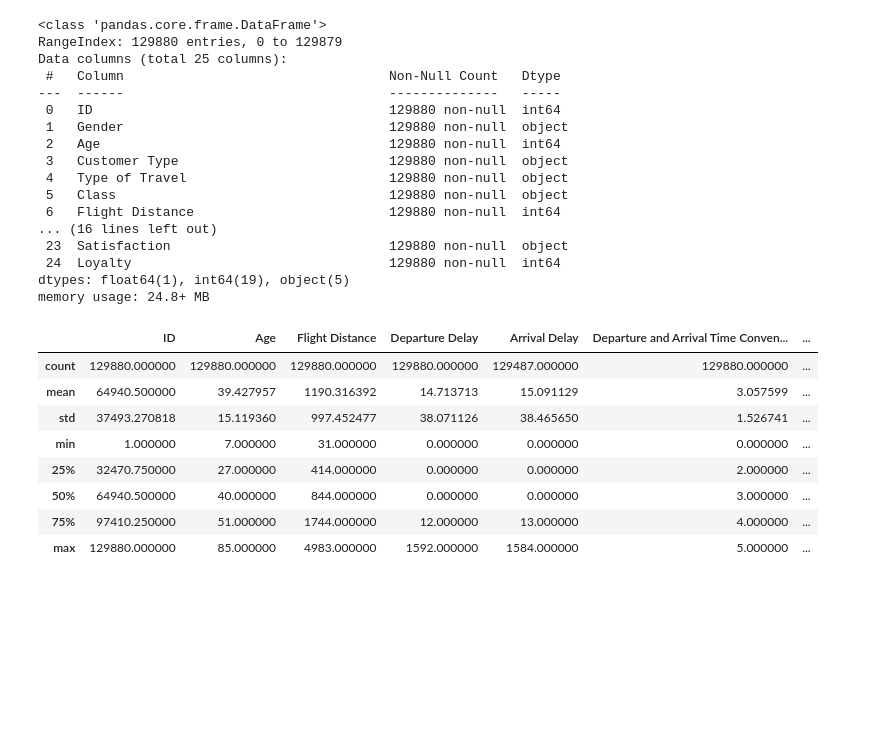
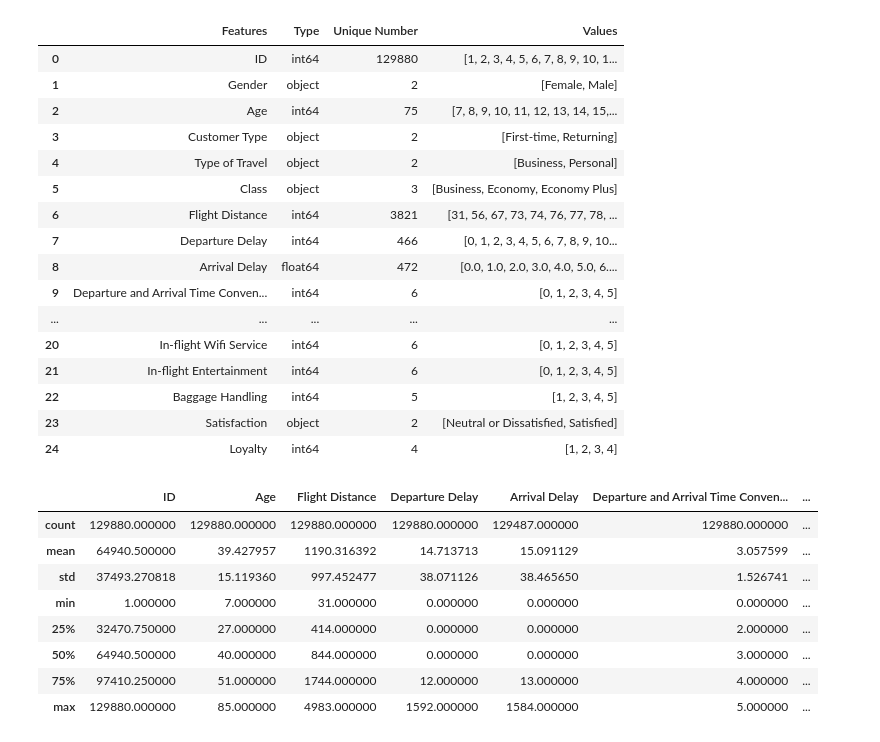
Before and after one commit to HWhr3000/F21DL_Coursework_grp2, a Jupyter notebook: notebooks/Airline_workbook.ipynb, the cells around one changed output. Saved outputs shown, nothing was run; the diff lists cells and outputs as text; code cells hidden in the pictures; blank space fills up the shorter version.

```diff
--- a/notebooks/Airline_workbook.ipynb
+++ b/notebooks/Airline_workbook.ipynb
@@ -10,23 +18,26 @@ data.head()
 # %%
-data.info()
+attFeatures = []
+for i in data.columns:
+    attFeatures.append([i,data[i].dtype, data[i].nunique(), data[i].sort_values().drop_duplicates().values])
+pd.DataFrame(attFeatures, columns = ['Features','Type', 'Unique Number', 'Values'])
 # %% [output]
-<class 'pandas.core.frame.DataFrame'>
-RangeIndex: 129880 entries, 0 to 129879
-Data columns (total 25 columns):
- #   Column                                  Non-Null Count   Dtype
----  ------                                  --------------   -----
- 0   ID                                      129880 non-null  int64
- 1   Gender                                  129880 non-null  object
- 2   Age                                     129880 non-null  int64
- 3   Customer Type                           129880 non-null  object
- 4   Type of Travel                          129880 non-null  object
- 5   Class                                   129880 non-null  object
- 6   Flight Distance                         129880 non-null  int64
-... (16 lines left out)
- 23  Satisfaction                            129880 non-null  object
- 24  Loyalty                                 129880 non-null  int64
-dtypes: float64(1), int64(19), object(5)
-memory usage: 24.8+ MB
+|  | Features | Type | Unique Number | Values |
+| 0 | ID | int64 | 129880 | [1, 2, 3, 4, 5, 6, 7, 8, 9, 10, 1... |
+| 1 | Gender | object | 2 | [Female, Male] |
+| 2 | Age | int64 | 75 | [7, 8, 9, 10, 11, 12, 13, 14, 15,... |
+| 3 | Customer Type | object | 2 | [First-time, Returning] |
+| 4 | Type of Travel | object | 2 | [Business, Personal] |
+| 5 | Class | object | 3 | [Business, Economy, Economy Plus] |
+| 6 | Flight Distance | int64 | 3821 | [31, 56, 67, 73, 74, 76, 77, 78, ... |
+| 7 | Departure Delay | int64 | 466 | [0, 1, 2, 3, 4, 5, 6, 7, 8, 9, 10... |
+| 8 | Arrival Delay | float64 | 472 | [0.0, 1.0, 2.0, 3.0, 4.0, 5.0, 6.... |
+| 9 | Departure and Arrival Time Conven... | int64 | 6 | [0, 1, 2, 3, 4, 5] |
+| ... | ... | ... | ... | ... |
+| 20 | In-flight Wifi Service | int64 | 6 | [0, 1, 2, 3, 4, 5] |
+| 21 | In-flight Entertainment | int64 | 6 | [0, 1, 2, 3, 4, 5] |
+| 22 | Baggage Handling | int64 | 5 | [1, 2, 3, 4, 5] |
+| 23 | Satisfaction | object | 2 | [Neutral or Dissatisfied, Satisfied] |
+| 24 | Loyalty | int64 | 4 | [1, 2, 3, 4] |
 # %%
 data.describe()
 # %% [output]
```
Also changed, not shown: parts of 6 cells of this notebook, 8 other files.
